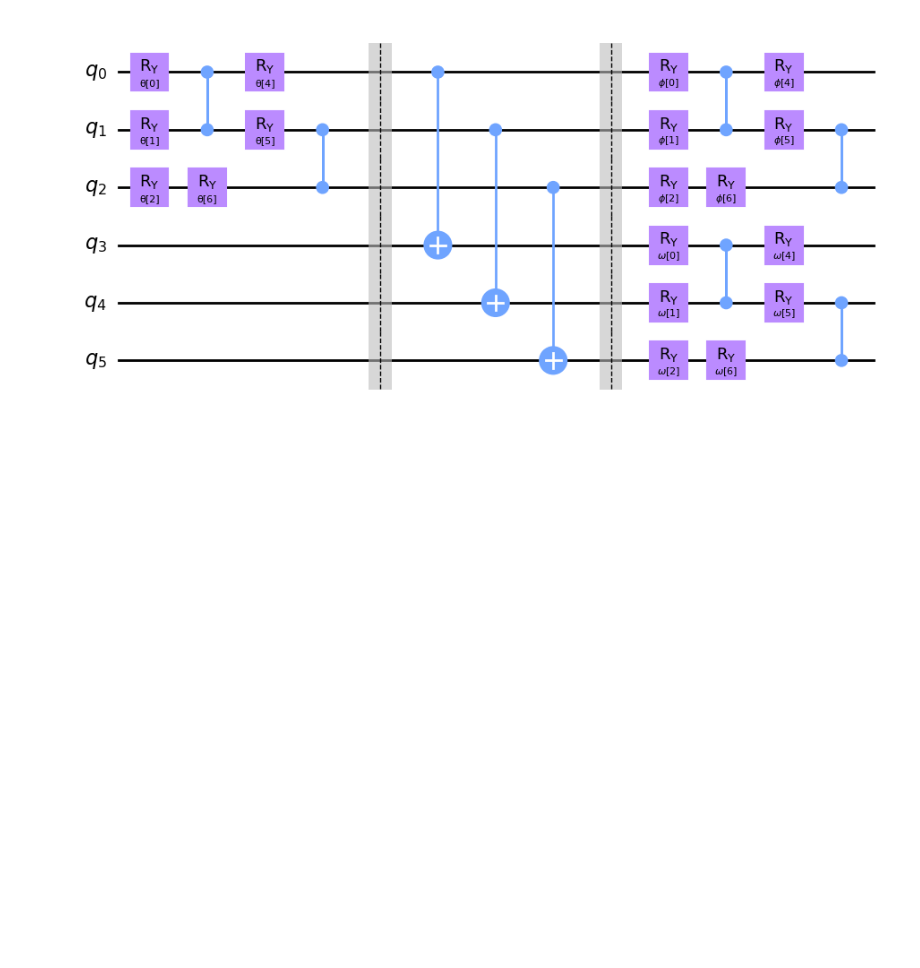
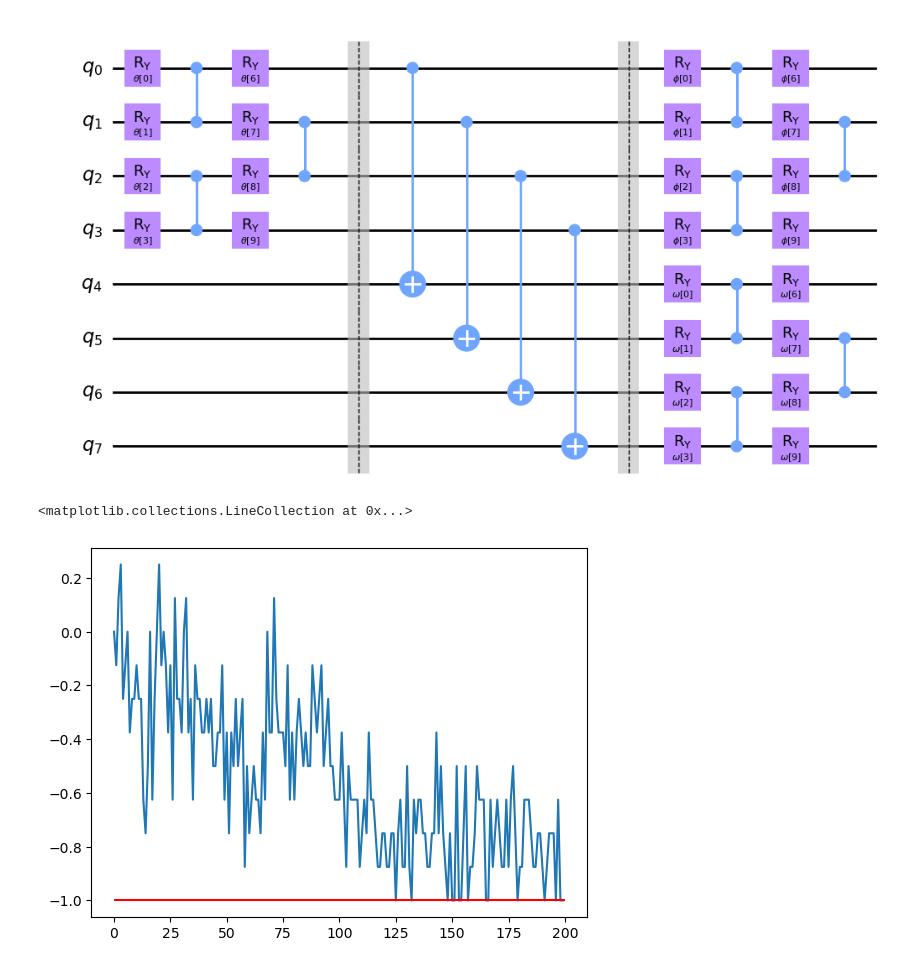
Before and after one commit to jgidi/quantum-barren-plateaus, a Jupyter notebook: notebooks/felipe/test_SAE.ipynb, the cells around one changed output. Drawn from its saved outputs; the diff is of its cells as text; code cells hidden in the pictures; blank space fills up the shorter version.

```diff
--- a/notebooks/felipe/test_SAE.ipynb
+++ b/notebooks/felipe/test_SAE.ipynb
@@ -20,11 +17,24 @@ optimizer = SPSA
+# %%
+num_qubits = 8
 # %%
 # Exact
-simulator_exact = AerSimulator(method = 'statevector')
+simulator_exact = AerSimulator(shots=2**4)
 # %%
-ansatz = ansatz_constructor( num_qubits )
+ansatz   = ansatz_constructor( num_qubits )
 t_ansatz = transpile(ansatz)
 
-params = np.random.rand(t_ansatz.num_parameters) * np.pi
+params   = np.random.rand(t_ansatz.num_parameters) * np.pi
 ansatz.decompose().draw( 'mpl' )
 # %% [output]
-[figure, old version]
+[figure, new version]
+# %%
+hamiltoniano = test_hamiltonian( num_qubits, [0,0,1] )
+# %%
+num_iters = 200
+results   = VQE( hamiltoniano, t_ansatz, params, num_iters, simulator_exact, returns='fx' )
+# %%
+plt.plot(results)
+plt.hlines(-1, 0,200, 'r')
+# %% [output]
+<matplotlib.collections.LineCollection at 0x...>
+[figure, added]
```
Also changed, not shown: parts of 6 cells of this notebook, 1 other file.
